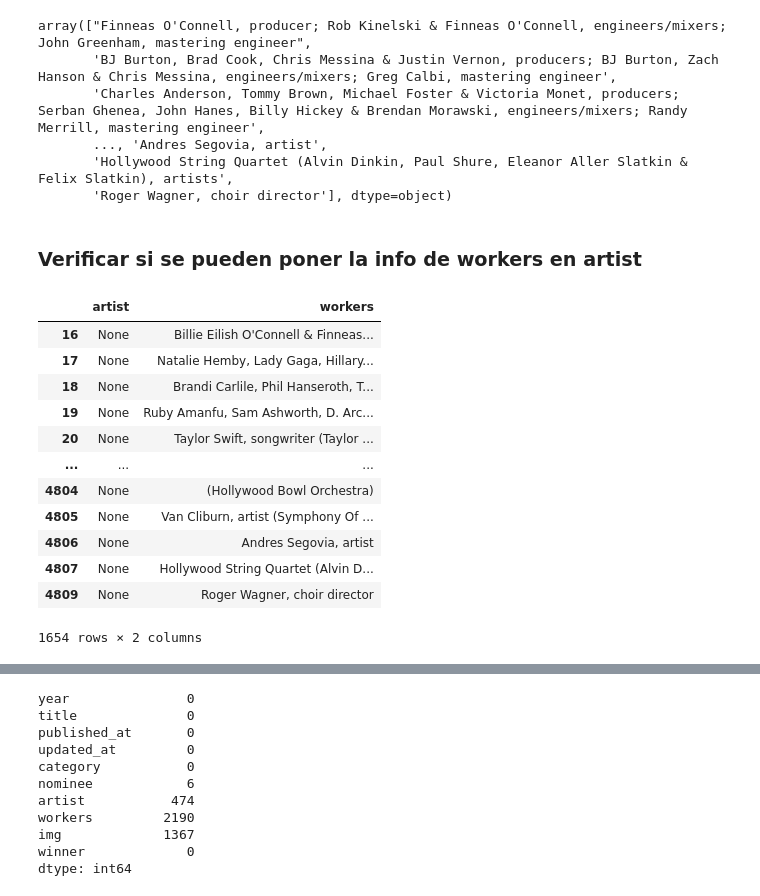
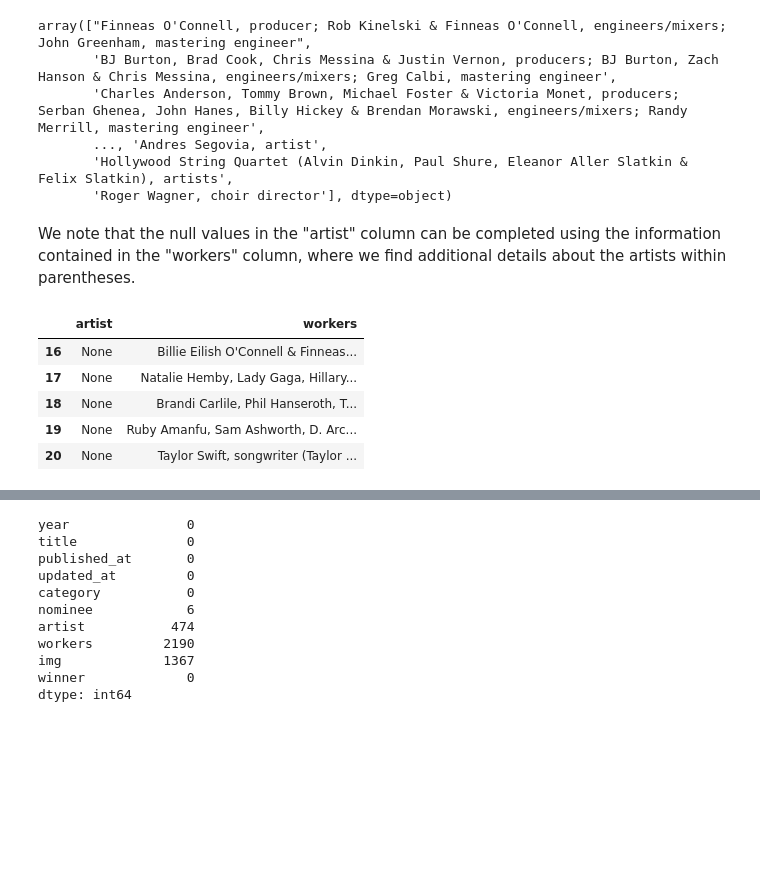
Before and after one commit to MarianaMera12/Workshop-2, a Jupyter notebook: EDA_Notebooks/02_EDA.ipynb, the cells around one changed output, grey strips where cells are left out. Cells and saved outputs as stored; diff of their text form; code cells hidden in the pictures; blank space fills up the shorter version.

```diff
--- a/EDA_Notebooks/02_EDA.ipynb
+++ b/EDA_Notebooks/02_EDA.ipynb
@@ -123,21 +180,14 @@ array(["Finneas O'Connell, producer; Rob Kinelski & Finneas O'Connell, engineers
        ..., 'Andres Segovia, artist',
        'Hollywood String Quartet (Alvin Dinkin, Paul Shure, Eleanor Aller Slatkin & Felix Slatkin), artists',
        'Roger Wagner, choir director'], dtype=object)
-# %% [markdown]
-### Verificar si se pueden poner la info de workers en artist
+# %% [markdown]
+We note that the null values in the "artist" column can be completed using the information contained in the "workers" column, where we find additional details about the artists within parentheses.
 # %%
-df.loc[df['artist'].isnull() & ~df['workers'].isnull(), ['artist', 'workers']]
+df.loc[df['artist'].isnull() & ~df['workers'].isnull(), ['artist', 'workers']].head()
 # %% [output]
 |  | artist | workers |
 | 16 | None | Billie Eilish O'Connell & Finneas... |
 | 17 | None | Natalie Hemby, Lady Gaga, Hillary... |
 | 18 | None | Brandi Carlile, Phil Hanseroth, T... |
 | 19 | None | Ruby Amanfu, Sam Ashworth, D. Arc... |
 | 20 | None | Taylor Swift, songwriter (Taylor ... |
-| ... | ... | ... |
-| 4804 | None | (Hollywood Bowl Orchestra) |
-| 4805 | None | Van Cliburn, artist (Symphony Of ... |
-| 4806 | None | Andres Segovia, artist |
-| 4807 | None | Hollywood String Quartet (Alvin D... |
-| 4809 | None | Roger Wagner, choir director |
-1654 rows × 2 columns
```
Also changed, not shown: parts of 83 cells of this notebook, 17 other files.
